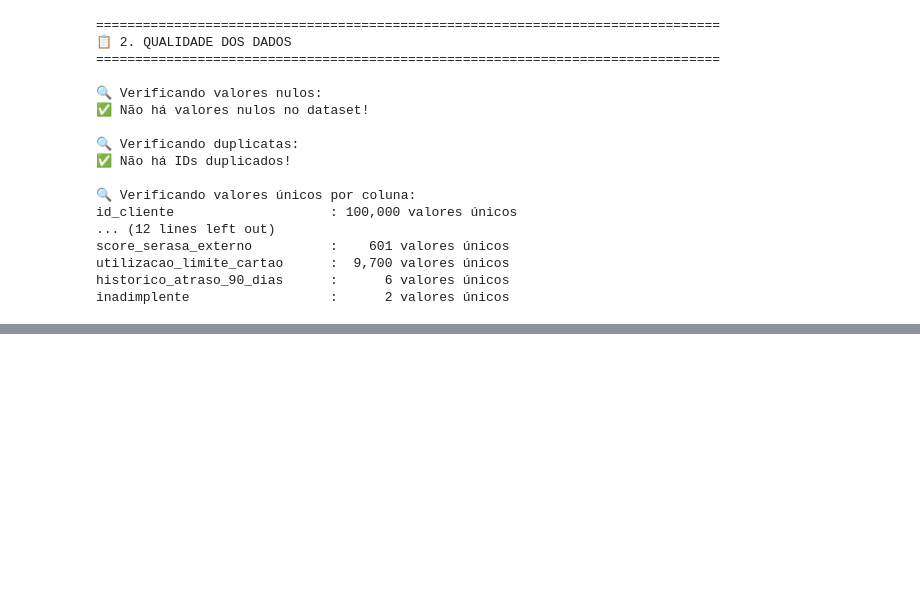
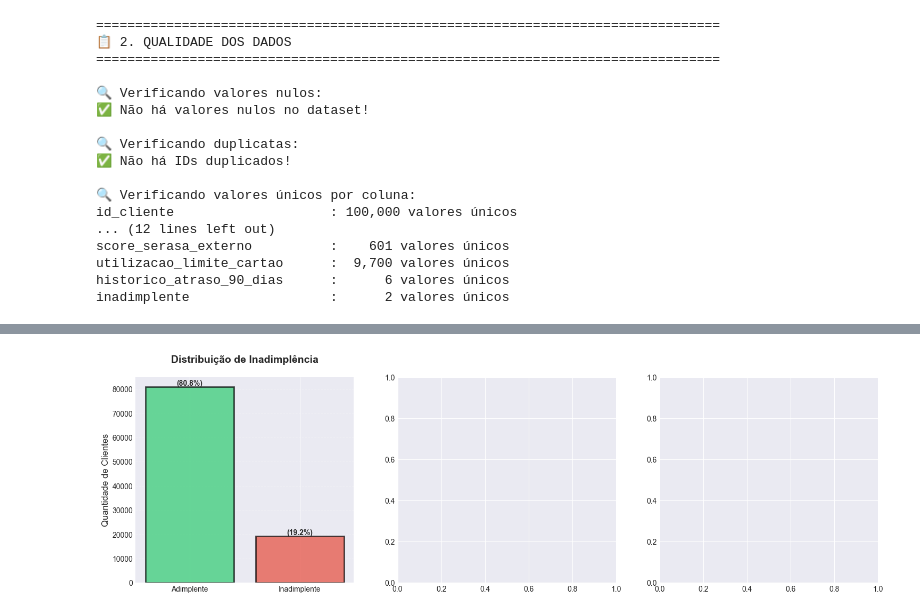
Before and after one commit to vininoronha21/score-credito-ia, a Jupyter notebook: notebooks/02_analise_exploratoria.ipynb, the cells around one changed output, grey strips where cells are left out. Drawn from its saved outputs; the diff is of its cells as text; code cells hidden in the pictures; blank space fills up the shorter version.

Commit message:
feat: gráfico de barras

```diff
--- a/notebooks/02_analise_exploratoria.ipynb
+++ b/notebooks/02_analise_exploratoria.ipynb
@@ -204,0 +213,19 @@ for valor, qtd in distribuicao.items():
+# %%
+# Visualização
+fig, axes = plt.subplots(1, 3, figsize=(18, 5))
+
+# Gráfico 1: Barras
+cores = ['#2ecc71', '#e74c3c']
+bars = axes[0].bar(['Adimplente', 'Inadimplente'], distribuicao,
+                   color=cores, alpha=0.7, edgecolor='black', linewidth=2)
+axes[0].set_title('Distribuição de Inadimplência', fontsize=14, fontweight='bold', pad=20)
+axes[0].set_ylabel('Quantidade de Clientes', fontsize=12)
+axes[0].grid(axis='y', alpha=0.3, linestyle='--')
+
+for bar in bars:
+    height = bar.get_height()
+    axes[0].text(bar.get_x() + bar.get_width()/2., height,
+                f'\n({height/len(df)*100:.1f}%)',
+                ha='center', va='bottom', fontsize=10, fontweight='bold')
+# %% [output]
+[figure, added]
```
Also changed, not shown: parts of 1 cell of this notebook.
